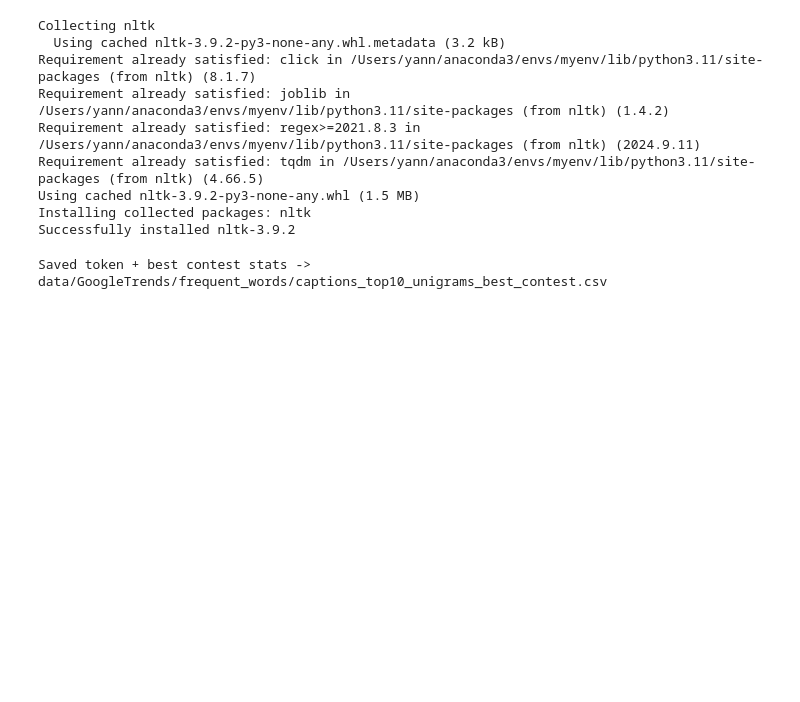
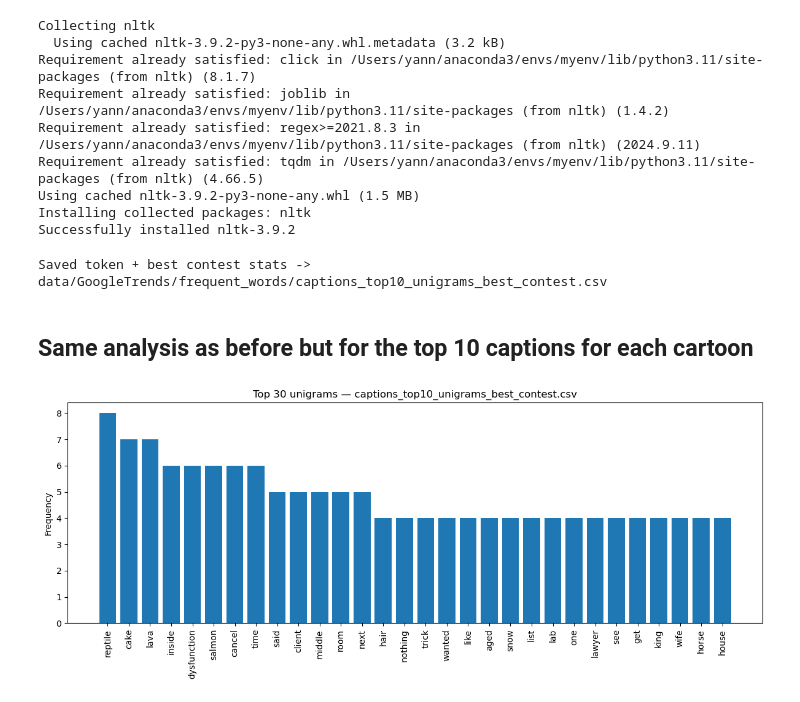
Before and after one commit to epfl-ada/ada-2025-project-data_dinosaur, a Jupyter notebook: google_trend.ipynb, the cells around one changed output. Drawn from its saved outputs; the diff is of its cells as text; code cells hidden in the pictures; blank space fills up the shorter version.

Commit message:
analysis

```diff
--- a/google_trend.ipynb
+++ b/google_trend.ipynb
@@ -1116,7 +1117,7 @@ if date_col is None:
 dfc["Date"] = pd.to_datetime(dfc[date_col], errors="coerce")
 
 text_cols_str = [c for c in ["Top Rated caption", "The New Yorker's winner"] if c in dfc.columns]
-text_cols_list = [c for c in ["image_descriptions","image_uncanny_descriptions","image_locations","entities","questions"]
+text_cols_list = [c for c in ["image_descriptions","image_uncanny_descriptions","image_locations","entities","questions", "Top Rated caption"]
                   if c in dfc.columns]
 
 def to_text(x):
@@ -1341,3 +1342,32 @@ with out_path.open("w", newline="", encoding="utf-8") as f:
 print(f"Saved token + best contest stats -> {out_path}")
 # %% [output]
 Saved token + best contest stats -> data/GoogleTrends/frequent_words/captions_top10_unigrams_best_contest.csv
+# %% [markdown]
+## Same analysis as before but for the top 10 captions for each cartoon
+# %%
+CSV_PATH = Path("data/GoogleTrends/frequent_words/captions_top10_unigrams_best_contest.csv")
+
+df = pd.read_csv(CSV_PATH)
+
+word_col = "token"
+count_col = "count"
+
+df_agg = (
+    df.groupby(word_col, as_index=False)[count_col]
+      .sum()
+      .sort_values(count_col, ascending=False)
+)
+
+
+top_df = df_agg.head(TOP_K)
+
+# Plot frequency of top unigrams
+plt.figure(figsize=(12, 5))
+plt.bar(top_df[word_col], top_df[count_col])
+plt.xticks(rotation=90)
+plt.title(f"Top {TOP_K} unigrams — captions_top10_unigrams_best_contest.csv")
+plt.ylabel("Frequency")
+plt.tight_layout()
+plt.show()
+# %% [output]
+[figure, added]
```
Also changed, not shown: parts of 4 cells of this notebook, 7 other files.
